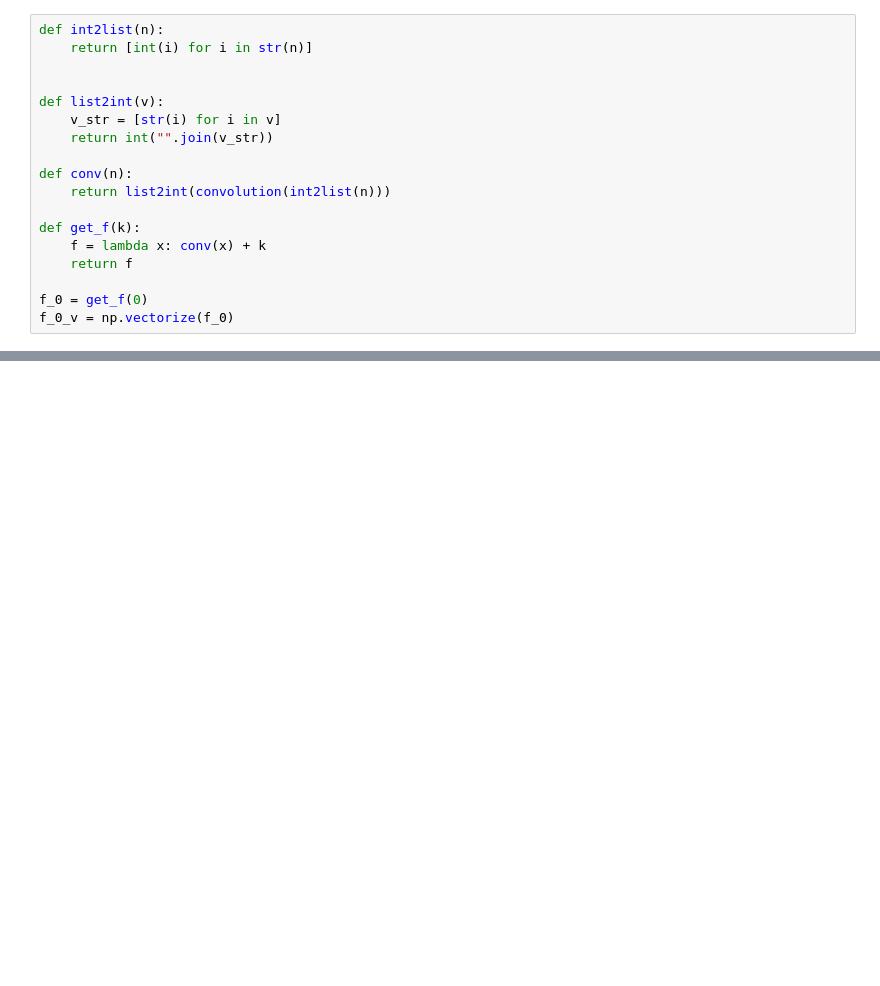
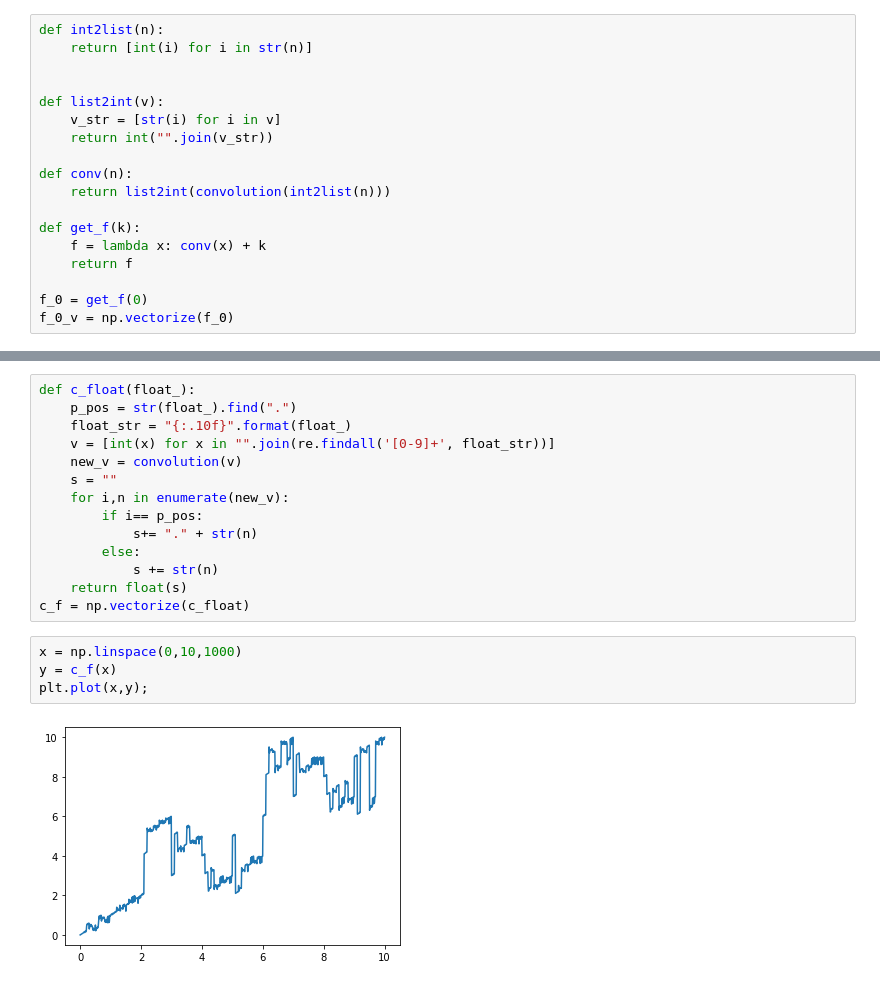
Before and after one commit to felipessalvatore/it, a Jupyter notebook: notebooks/tiles_murals_numbers.ipynb, the cells around one changed output, grey strips where cells are left out. Drawn from its saved outputs; the diff is of its cells as text; blank space fills up the shorter version.

```diff
--- a/notebooks/tiles_murals_numbers.ipynb
+++ b/notebooks/tiles_murals_numbers.ipynb
@@ -249,0 +213,20 @@ plt.plot(x,y);
+# %%
+def c_float(float_):
+    p_pos = str(float_).find(".")
+    float_str = "{:.10f}".format(float_)
+    v = [int(x) for x in "".join(re.findall('[0-9]+', float_str))]
+    new_v = convolution(v)
+    s = ""
+    for i,n in enumerate(new_v):
+        if i== p_pos:
+            s+= "." + str(n)
+        else:
+            s += str(n)
+    return float(s)
+c_f = np.vectorize(c_float)
+# %%
+x = np.linspace(0,10,1000)
+y = c_f(x)
+plt.plot(x,y);
+# %% [output]
+[figure, added]
```
Also changed, not shown: parts of 15 cells of this notebook.
